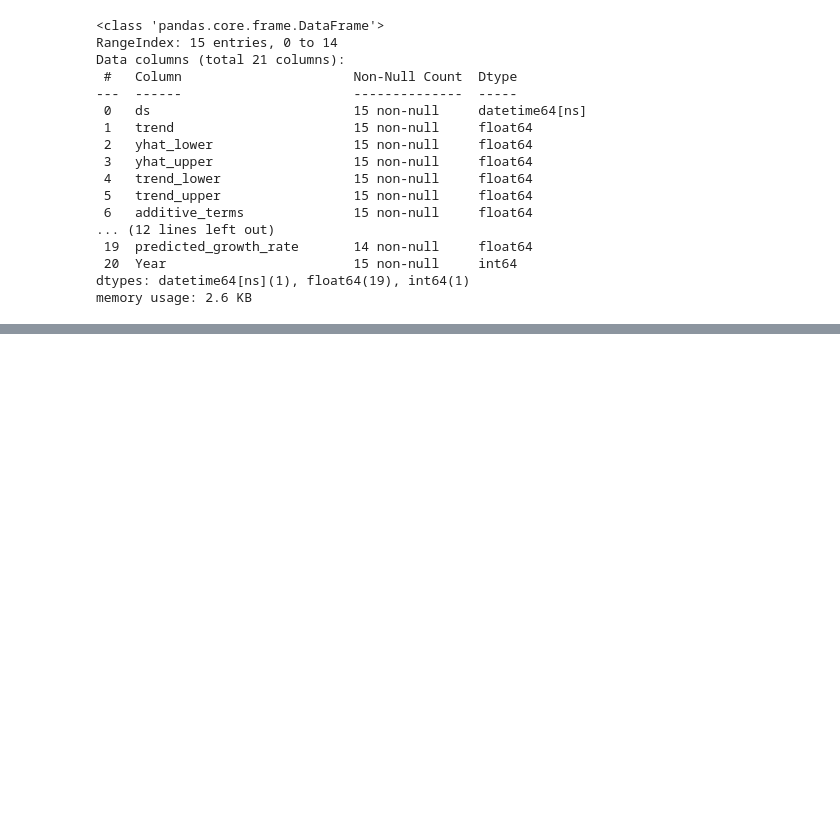
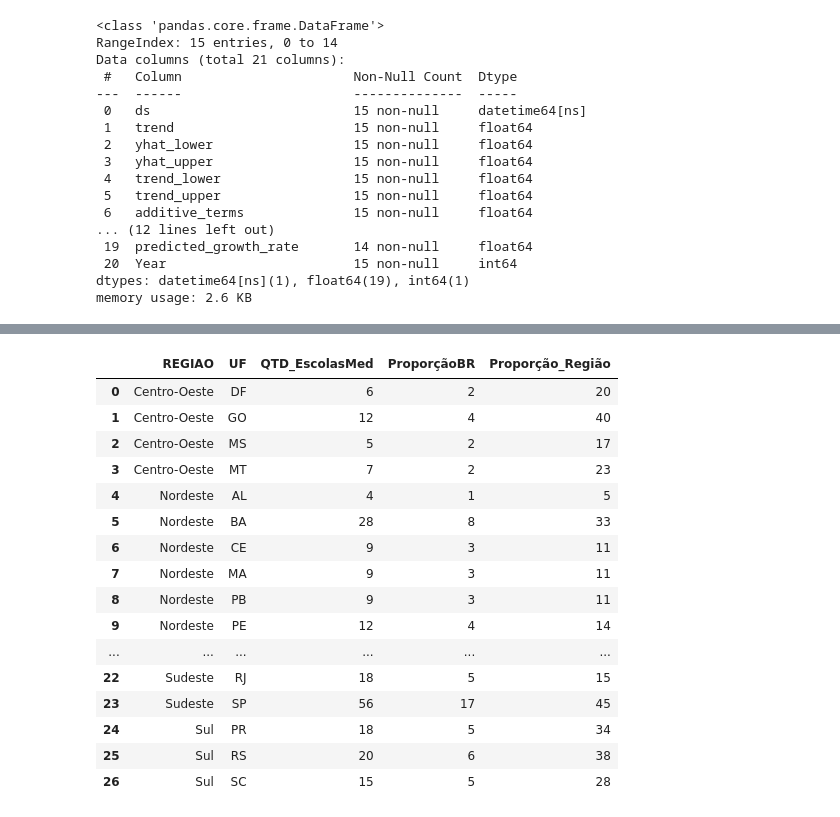
Before and after one commit to sergiourzedojunior/censo-ensino-superior, a Jupyter notebook: testes_graficos.ipynb, the cells around one changed output, grey strips where cells are left out. Cells and saved outputs as stored; diff of their text form; code cells hidden in the pictures; blank space fills up the shorter version.

```diff
--- a/testes_graficos.ipynb
+++ b/testes_graficos.ipynb
@@ -654,0 +755,14 @@ fig.show()
+# %%
+df_unique_count_IES_UF = df_unique_count_IES_UF.rename(columns={
+    'CO_IES': 'QTD_EscolasMed',
+    'SG_UF': 'UF',
+    'Proportion': 'ProporçãoBR',
+    'Proportion_by_NO_REGIAO': 'Proporção_Região',
+    'NO_REGIAO': 'REGIAO'
+})
+# %%
+df_unique_count_IES_UF['ProporçãoBR'] = df_unique_count_IES_UF['ProporçãoBR'].round(0)
+df_unique_count_IES_UF['Proporção_Região'] = df_unique_count_IES_UF['Proporção_Região'].round(0)
+# %%
+df_unique_count_IES_UF['ProporçãoBR'] = df_unique_count_IES_UF['ProporçãoBR'].astype(int)
+df_unique_count_IES_UF['Proporção_Região'] = df_unique_count_IES_UF['Proporção_Região'].astype(int)
@@ -654,0 +784,20 @@ fig.show()
+# %%
+df_unique_count_IES_UF
+# %% [output]
+|  | REGIAO | UF | QTD_EscolasMed | ProporçãoBR | Proporção_Região |
+| 0 | Centro-Oeste | DF | 6 | 2 | 20 |
+| 1 | Centro-Oeste | GO | 12 | 4 | 40 |
+| 2 | Centro-Oeste | MS | 5 | 2 | 17 |
+| 3 | Centro-Oeste | MT | 7 | 2 | 23 |
+| 4 | Nordeste | AL | 4 | 1 | 5 |
+| 5 | Nordeste | BA | 28 | 8 | 33 |
+| 6 | Nordeste | CE | 9 | 3 | 11 |
+| 7 | Nordeste | MA | 9 | 3 | 11 |
+| 8 | Nordeste | PB | 9 | 3 | 11 |
+| 9 | Nordeste | PE | 12 | 4 | 14 |
+| ... | ... | ... | ... | ... | ... |
+| 22 | Sudeste | RJ | 18 | 5 | 15 |
+| 23 | Sudeste | SP | 56 | 17 | 45 |
+| 24 | Sul | PR | 18 | 5 | 34 |
+| 25 | Sul | RS | 20 | 6 | 38 |
+| 26 | Sul | SC | 15 | 5 | 28 |
```
Also changed, not shown: parts of 19 cells of this notebook, 9 other files.
